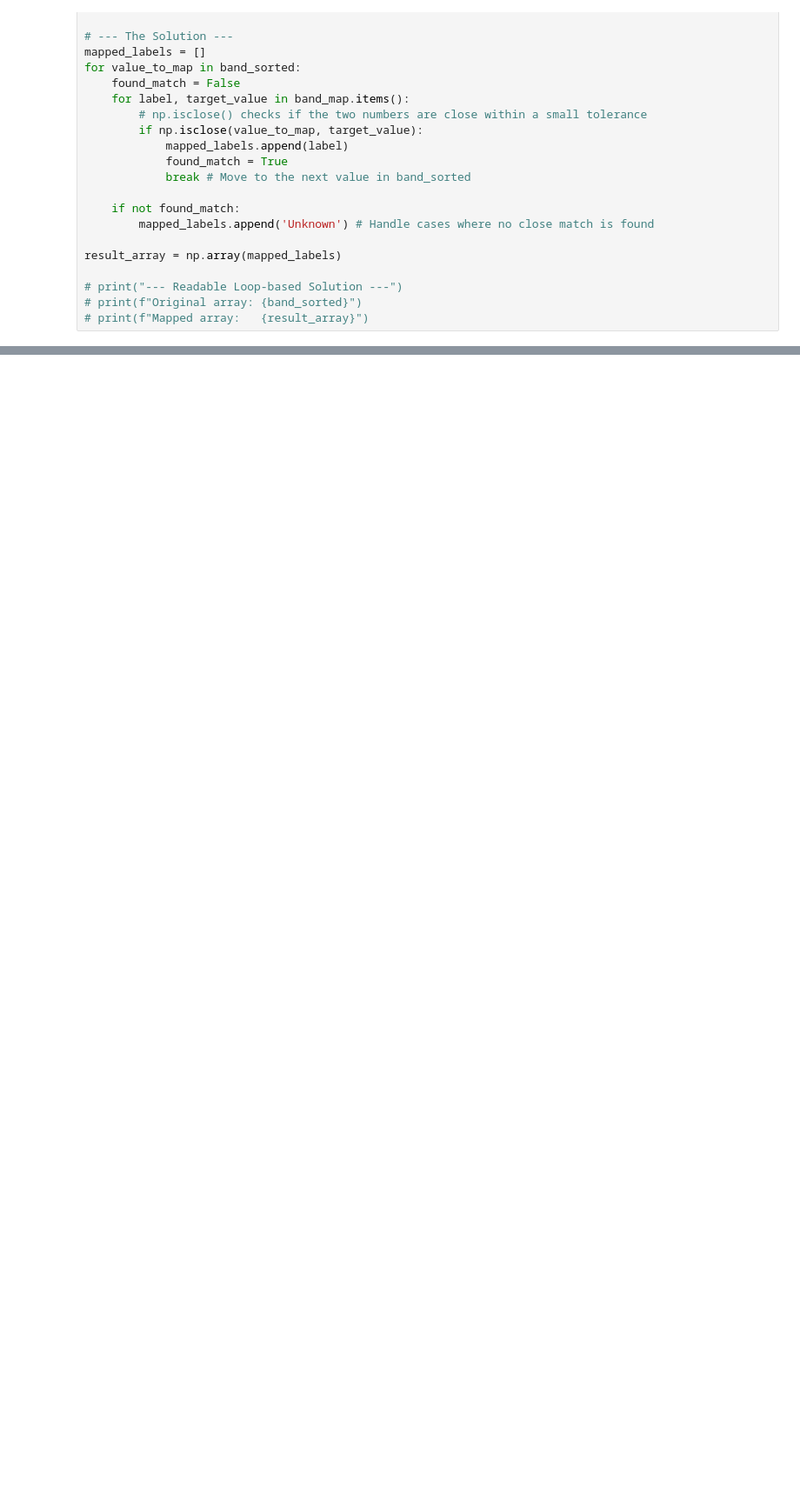
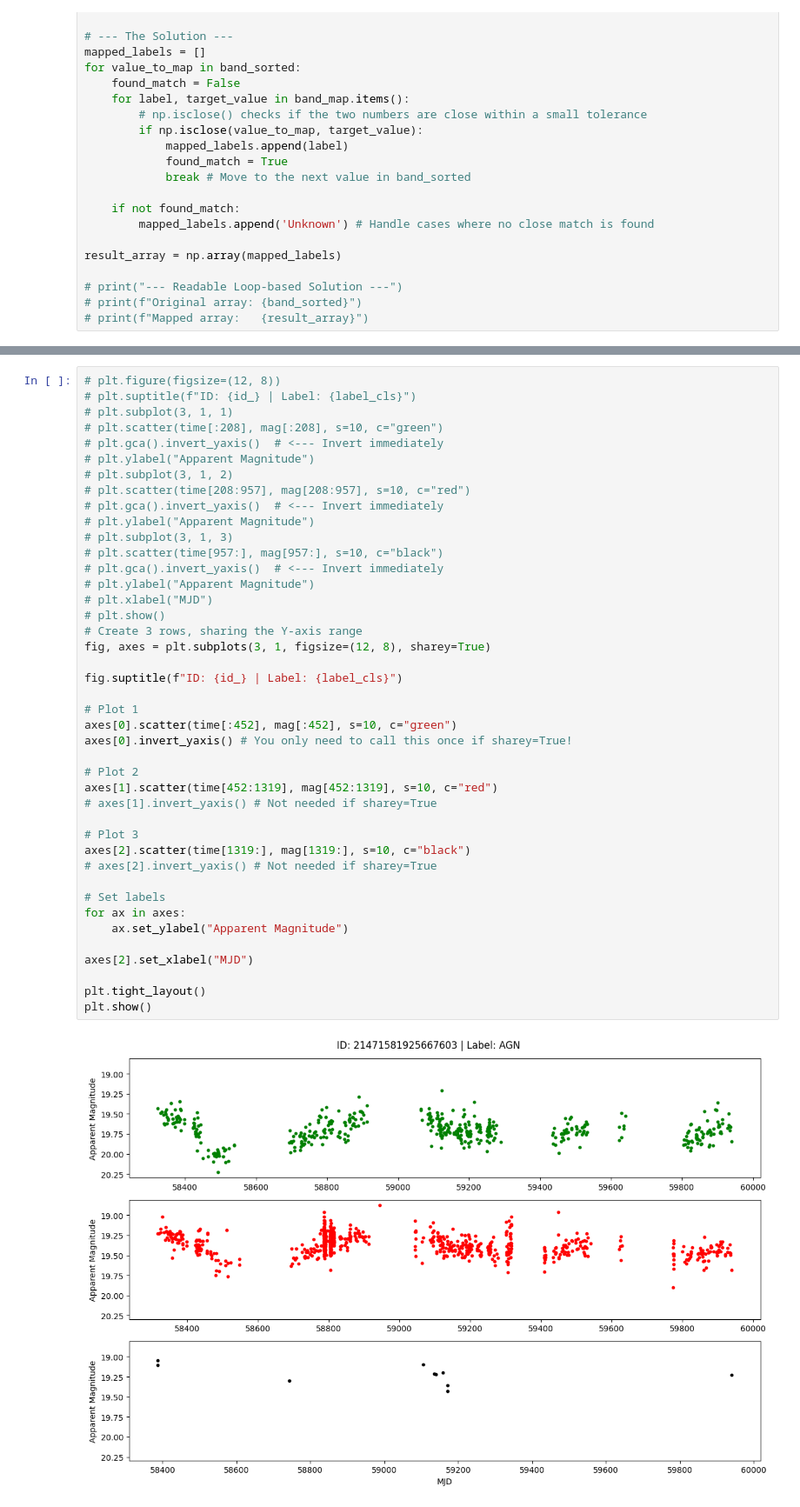
Before and after one commit to TorshaMajumder/astra, a Jupyter notebook: notebooks/check_parallel_jobs.ipynb, the cells around one changed output, grey strips where cells are left out. Shown at 87% size. Cells and saved outputs as stored; diff of their text form; blank space fills up the shorter version.

```diff
--- a/notebooks/check_parallel_jobs.ipynb
+++ b/notebooks/check_parallel_jobs.ipynb
@@ -127,0 +137,44 @@ plt.scatter(time, mag, c=result_array, s=10)
+# %%
+# plt.figure(figsize=(12, 8))
+# plt.suptitle(f"ID: {id_} | Label: {label_cls}")
+# plt.subplot(3, 1, 1)
+# plt.scatter(time[:208], mag[:208], s=10, c="green")
+# plt.gca().invert_yaxis()  # <--- Invert immediately
+# plt.ylabel("Apparent Magnitude")
+# plt.subplot(3, 1, 2)
+# plt.scatter(time[208:957], mag[208:957], s=10, c="red")
+# plt.gca().invert_yaxis()  # <--- Invert immediately
+# plt.ylabel("Apparent Magnitude")
+# plt.subplot(3, 1, 3)
+# plt.scatter(time[957:], mag[957:], s=10, c="black")
+# plt.gca().invert_yaxis()  # <--- Invert immediately
+# plt.ylabel("Apparent Magnitude")
+# plt.xlabel("MJD")
+# plt.show()
+# Create 3 rows, sharing the Y-axis range
+fig, axes = plt.subplots(3, 1, figsize=(12, 8), sharey=True)
+
+fig.suptitle(f"ID: {id_} | Label: {label_cls}")
+
+# Plot 1
+axes[0].scatter(time[:452], mag[:452], s=10, c="green")
+axes[0].invert_yaxis() # You only need to call this once if sharey=True!
+
+# Plot 2
+axes[1].scatter(time[452:1319], mag[452:1319], s=10, c="red")
+# axes[1].invert_yaxis() # Not needed if sharey=True
+
+# Plot 3
+axes[2].scatter(time[1319:], mag[1319:], s=10, c="black")
+# axes[2].invert_yaxis() # Not needed if sharey=True
+
+# Set labels
+for ax in axes:
+    ax.set_ylabel("Apparent Magnitude")
+
+axes[2].set_xlabel("MJD")
+
+plt.tight_layout()
+plt.show()
+# %% [output]
+[figure, added]
```
Also changed, not shown: parts of 5 cells of this notebook, 15 other files.
